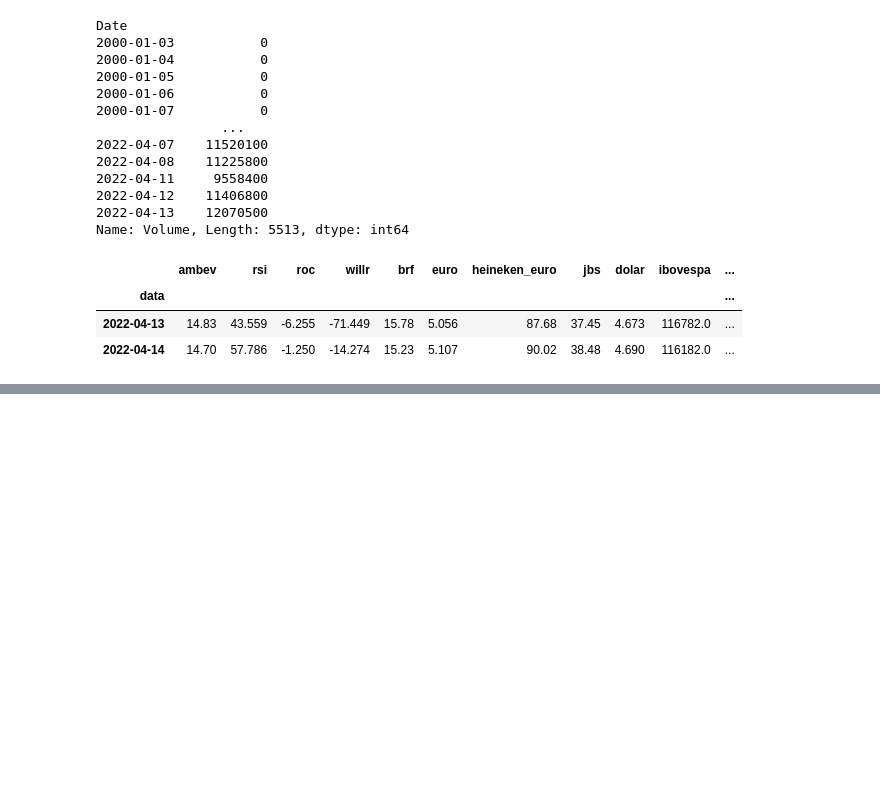
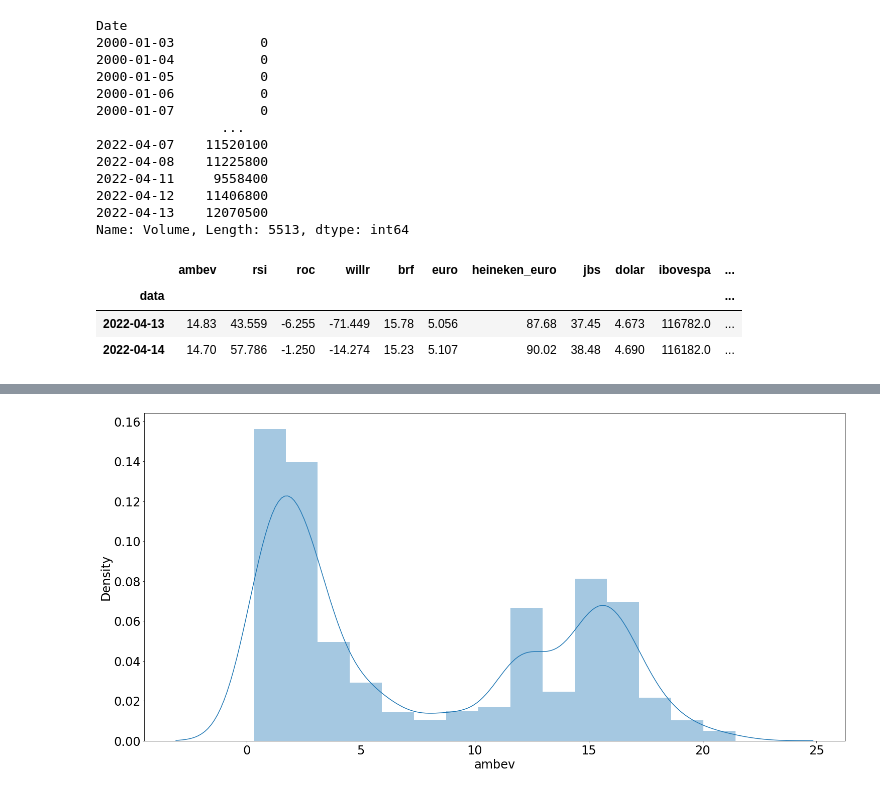
Before and after one commit to TaizAlves/vies_compra_venda_acao, a Jupyter notebook: notebooks/PartII_EDA.ipynb, the cells around one changed output, grey strips where cells are left out. Saved outputs shown, nothing was run; the diff lists cells and outputs as text; code cells hidden in the pictures; blank space fills up the shorter version.

```diff
--- a/notebooks/PartII_EDA.ipynb
+++ b/notebooks/PartII_EDA.ipynb
@@ -199,0 +212,4 @@ df2.tail(2)
+# %%
+sns.distplot( df2.ambev);
+# %% [output]
+[figure, added]
```
Also changed, not shown: parts of 5 cells of this notebook.
